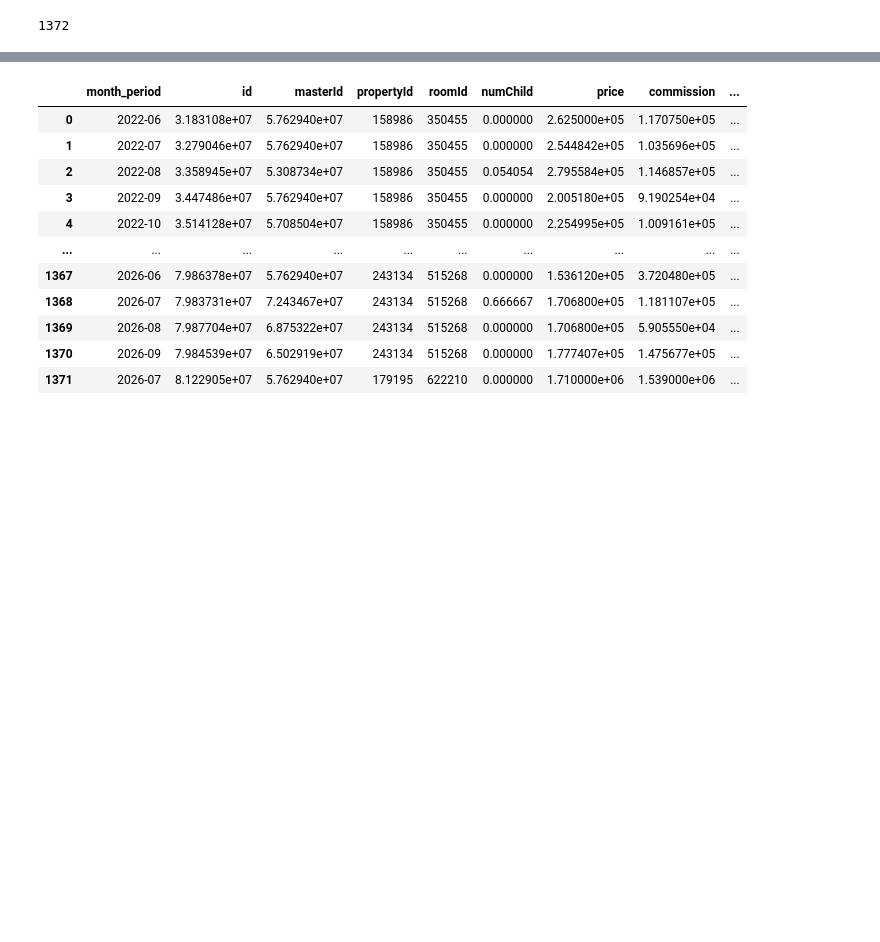
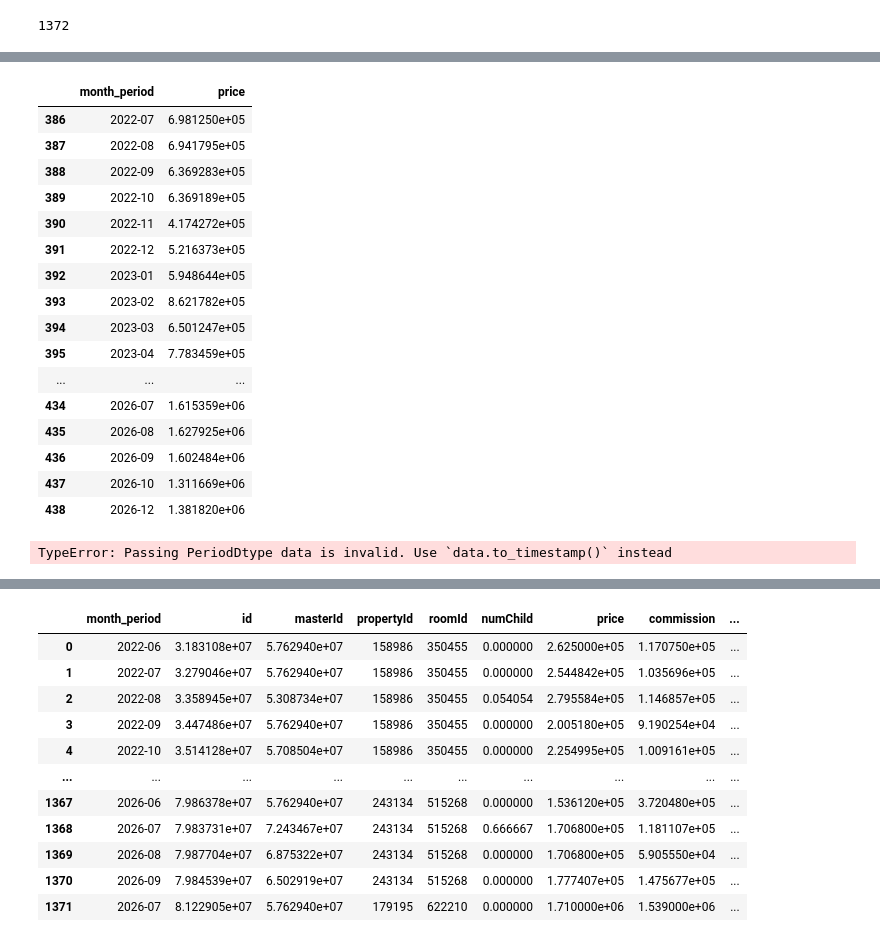
Before and after one commit to notnsas/hotel-demand-forecasting, a Jupyter notebook: notebooks/03_modeling.ipynb, the cells around one changed output, grey strips where cells are left out. Drawn from its saved outputs; the diff is of its cells as text; code cells hidden in the pictures; blank space fills up the shorter version.

```diff
--- a/notebooks/03_modeling.ipynb
+++ b/notebooks/03_modeling.ipynb
@@ -4043 +4659,25 @@ Origin Date: 2026-01-01
+# %%
+data[data['roomId'] == 359142][['month_period','price']]
+# %% [output]
+|  | month_period | price |
+| 386 | 2022-07 | 6.981250e+05 |
+| 387 | 2022-08 | 6.941795e+05 |
+| 388 | 2022-09 | 6.369283e+05 |
+| 389 | 2022-10 | 6.369189e+05 |
+| 390 | 2022-11 | 4.174272e+05 |
+| 391 | 2022-12 | 5.216373e+05 |
+| 392 | 2023-01 | 5.948644e+05 |
+| 393 | 2023-02 | 8.621782e+05 |
+| 394 | 2023-03 | 6.501247e+05 |
+| 395 | 2023-04 | 7.783459e+05 |
+| ... | ... | ... |
+| 434 | 2026-07 | 1.615359e+06 |
+| 435 | 2026-08 | 1.627925e+06 |
+| 436 | 2026-09 | 1.602484e+06 |
+| 437 | 2026-10 | 1.311669e+06 |
+| 438 | 2026-12 | 1.381820e+06 |
+# %%
+pd.to_datetime(data["month_period"])
+# %% [output]
+TypeError: Passing PeriodDtype data is invalid. Use `data.to_timestamp()` instead
 # %%
```
Also changed, not shown: parts of 19 cells of this notebook, 1 other file.
